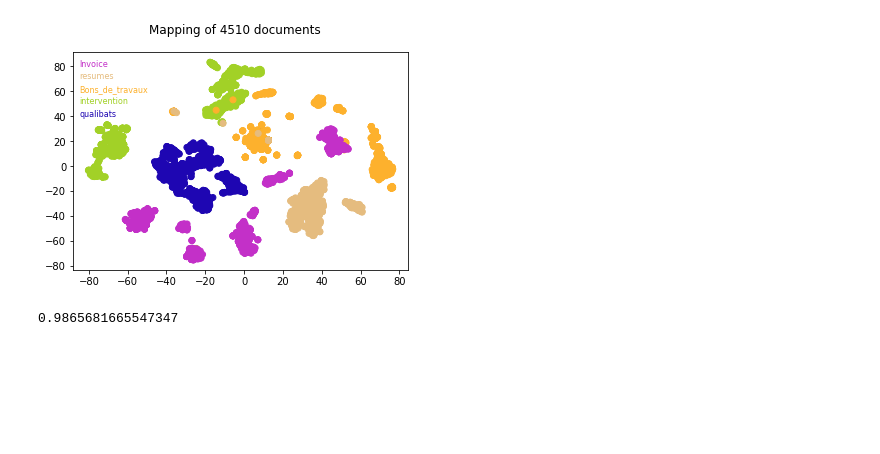
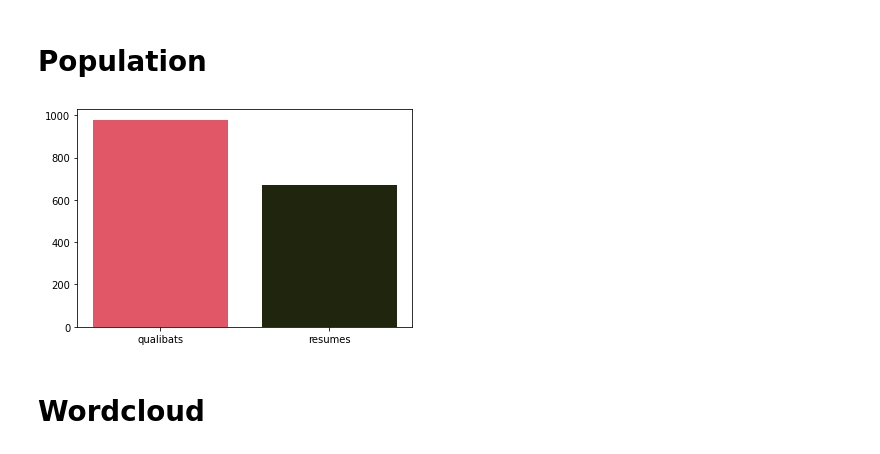
Before and after one commit to fantasiapp/middleBatiuni, a Jupyter notebook: local.ipynb, the cells around one changed output. Cells and saved outputs as stored; diff of their text form; code cells hidden in the pictures; blank space fills up the shorter version.

Commit message:
Work on visualization

```diff
--- a/local.ipynb
+++ b/local.ipynb
@@ -6,9 +0,0 @@ import matplotlib.pyplot as plt
-# %%
-df = pd.read_csv('./saves/dataframe.csv')
-labels = df['label'].unique()
-data = {}
-for label in labels:
-    data[label] = df[df['label']==label]['embedding']
-
-vectors = [[float(v.strip('\n\r')) for v in vector.strip(' []').split(' ') if v!=''] for label in labels for vector in data[label]]
-labels = [label for label in labels for i in range(len(data[label]))]
@@ -21,16 +0,0 @@ AttributeError: 'list' object has no attribute 'strip'
-# %%
-# plt.figure(figsize=(12, 12))
-fig, ax = plt.subplots()
-colors = {}
-for label in data:
-    colors[label] = [np.random.random() for i in range(3)]
-c = [colors[label] for label in data for i in range(len(data[label]))]
-
-ax.scatter(x_vals, y_vals, c=c)
-offset = 0
-fig.suptitle(f'Mapping of {len(vectors)} documents')
-for label in data:
-    ax.text(-85, 40+offset, label, fontsize=8,  color=colors[label])
-    offset+=10
-# %% [output]
-[figure, removed]
@@ -45,5 +1,15 @@ X_train, X_test, y_train, y_test = train_test_split(vectors, labels, test_size=0
-# %%
-clf.fit(X_train, y_train)
-clf.score(X_test, y_test)
-# %% [output]
-0.9865681665547347
+# %% [markdown]
+# Population
+# %%
+from clustering import *
+filesDict = loadFiles()
+names = [label for label in filesDict]
+values = [len(filesDict[label]) for label in filesDict]
+colors = [(np.random.random(), np.random.random(), np.random.random()) for label in filesDict]
+
+plt.bar(names, values, color=colors)
+plt.savefig('./saves/bar.png')
+# %% [output]
+[figure, added]
+# %% [markdown]
+# Wordcloud
```
Also changed, not shown: parts of 14 cells of this notebook, 4 other files.
